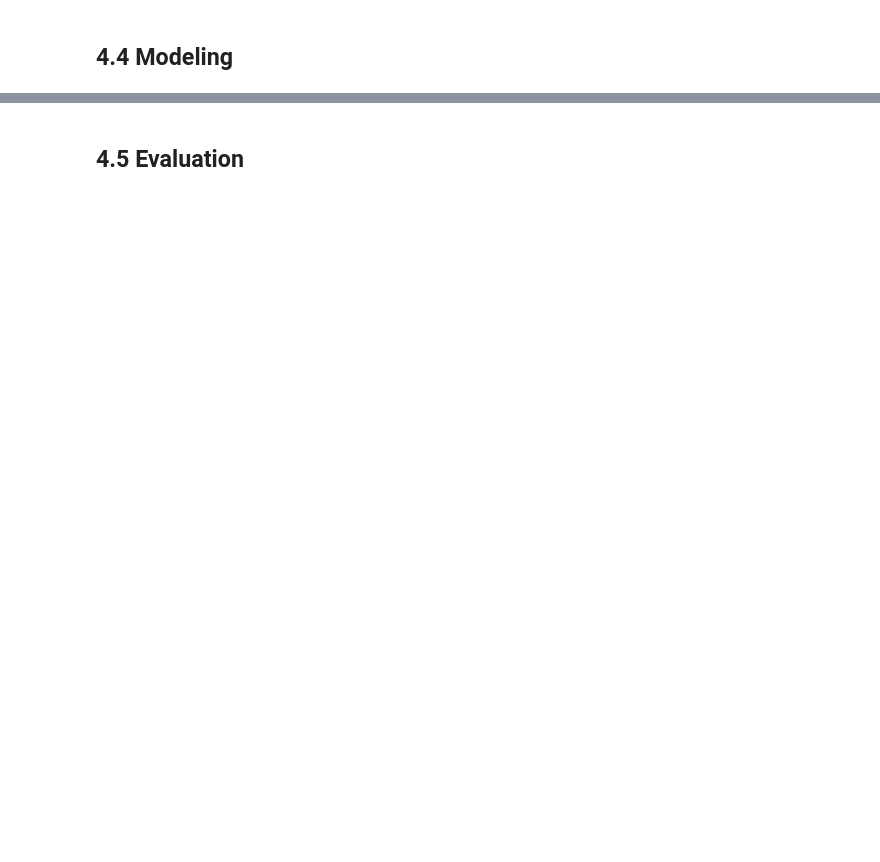
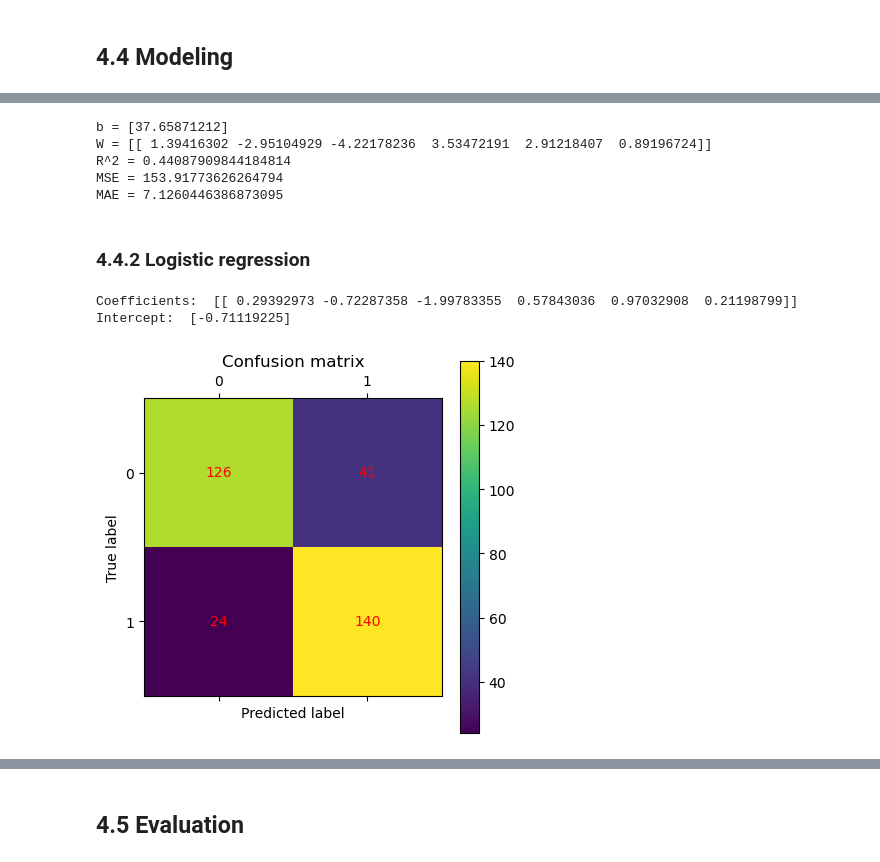
Before and after one commit to VladimirPiniazhin/Koneoppiminen, a Jupyter notebook: 4. Assignment_Linear_and_logistic_regression.ipynb, the cells around one changed output, grey strips where cells are left out. Saved outputs shown, nothing was run; the diff lists cells and outputs as text; code cells hidden in the pictures; blank space fills up the shorter version.

```diff
--- a/4. Assignment_Linear_and_logistic_regression.ipynb
+++ b/4. Assignment_Linear_and_logistic_regression.ipynb
@@ -117,0 +161,6 @@ df_combined.hist(bins=50, figsize=[15,12]);
+# %%
+median_price = train_targets.median()
+train_targets_binary = (train_targets > median_price).astype(int)
+val_targets_binary = (val_targets > median_price).astype(int)
+test_targets_binary = (test_targets > median_price).astype(int)
+work_targets_binary = (work_targets > median_price).astype(int)
@@ -119,0 +190,51 @@ df_combined.hist(bins=50, figsize=[15,12]);
+# %%
+print("b =", model_linear.intercept_)
+print("W =", model_linear.coef_)
+print("R^2 =", R2)
+print("MSE =", mse)
+print("MAE =", mae)
+# %% [output]
+b = [37.65871212]
+W = [[ 1.39416302 -2.95104929 -4.22178236  3.53472191  2.91218407  0.89196724]]
+R^2 = 0.44087909844184814
+MSE = 153.91773626264794
+MAE = 7.1260446386873095
+# %% [markdown]
+### 4.4.2 Logistic regression
+# %%
+from sklearn.linear_model import LogisticRegression
+from sklearn.utils import column_or_1d
+
+# Transform the target variable to 1d array
+work_targets_binary = column_or_1d(work_targets_binary, warn=True)
+
+# Create a model
+model_reg = LogisticRegression(solver='lbfgs').fit(work_data, work_targets_binary)
+
+print("Coefficients: ",model_reg.coef_)
+print("Intercept: ", model_reg.intercept_)
+# %% [output]
+Coefficients:  [[ 0.29392973 -0.72287358 -1.99783355  0.57843036  0.97032908  0.21198799]]
+Intercept:  [-0.71119225]
+# %%
+# cross-validation
+from sklearn.model_selection import cross_val_predict
+
+y_pred = cross_val_predict(estimator=model_reg, X=work_data, y=work_targets_binary, cv=10)
+
+# confusion matrix
+cm = confusion_matrix(work_targets_binary, y_pred)
+
+# visualize confusion matrix
+plt.matshow(cm)
+plt.title('Confusion matrix')
+plt.colorbar()
+plt.ylabel('True label')
+plt.xlabel('Predicted label')
+# include counts
+for i in range(2):
+    for j in range(2):
+        plt.text(j, i, cm[i, j], ha='center', va='center', color='red')
+plt.show()
+# %% [output]
+[figure, added]
```
Also changed, not shown: parts of 34 cells of this notebook.
